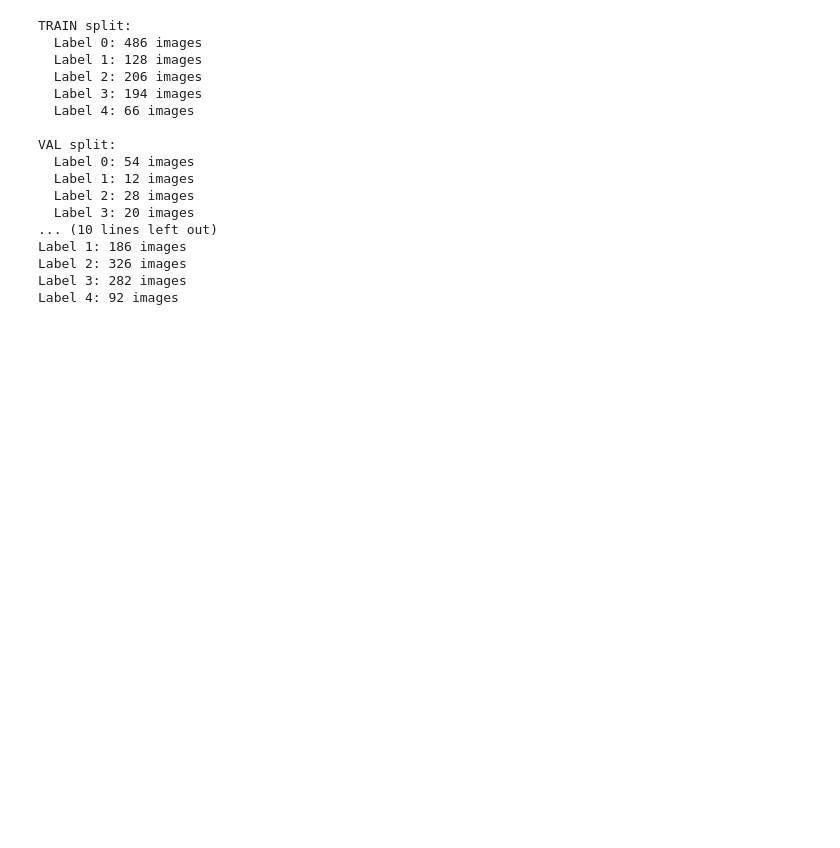
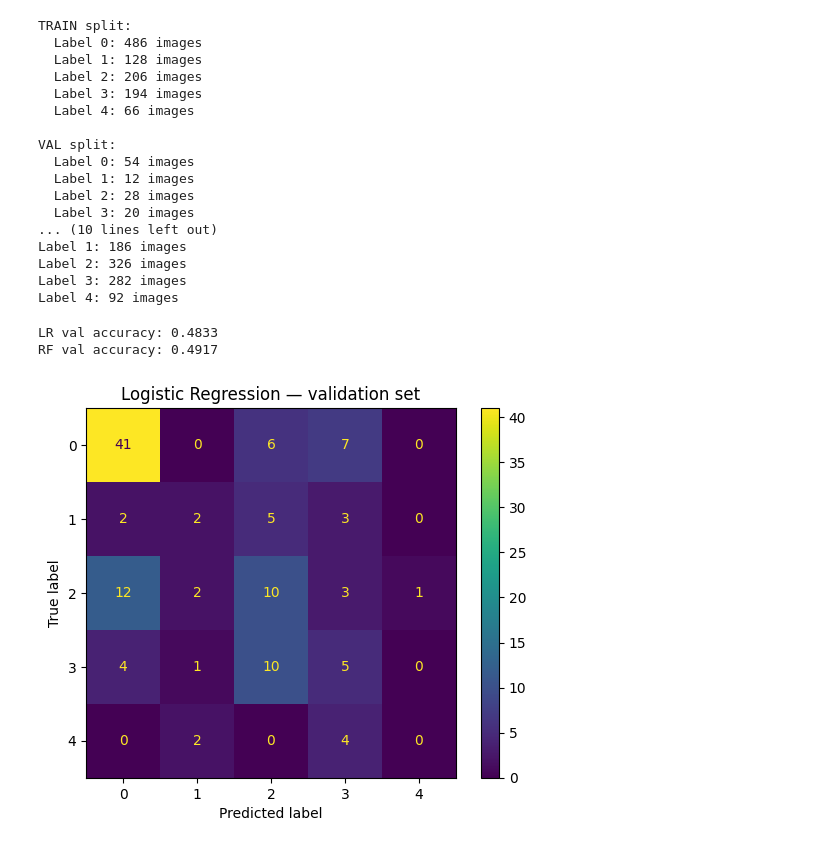
Before and after one commit to Tyenca/9A2-AI-Programming-Brush-up, a Jupyter notebook: main.ipynb, the cells around one changed output. Saved outputs shown, nothing was run; the diff lists cells and outputs as text; code cells hidden in the pictures; blank space fills up the shorter version.

Commit message:
Update main.ipynb
baseline model build

```diff
--- a/main.ipynb
+++ b/main.ipynb
@@ -18,6 +24,10 @@ from collections import Counter
 train_data = RetinaMNIST(split="train", download=True)
 val_data = RetinaMNIST(split="val", download=True)
 test_data = RetinaMNIST(split="test", download=True)
+
+train_data_raw = RetinaMNIST(split="train", download=True)
+val_data_raw = RetinaMNIST(split="val", download=True)
+test_data_raw = RetinaMNIST(split="test", download=True)
 
 print(train_data) #There are 5 labels that classify increasing severity of diabetic retinopathy
 
@@ -104,0 +115,46 @@ val_data  = RetinaMNIST(split='test',  download=True, transform=transform)
+# %%
+# Baseline model training
+
+# Flatten the images, because sklearn models expects 1D feature vectors, not 2D images
+def prepare_sklearn_data(dataset) :
+    images = np.stack([np.array(dataset[i][0]) for i in range(len(dataset))])
+    labels = np.array([dataset[i][1].item() for i in range(len(dataset))])
+    # flatten each image from (28, 28, 3) to (2352)
+    images = images.reshape(len(dataset), -1)
+    # normalize to [0, 1]
+    images = images / 255.0
+    return images, labels
+
+# Create new flat datasets with normalized pixel values
+X_train, y_train = prepare_sklearn_data(train_data_raw)
+X_val,   y_val   = prepare_sklearn_data(val_data_raw)
+X_test,  y_test  = prepare_sklearn_data(test_data_raw)
+
+# Train a logistic regression model - LR val accuracy: 0.4833
+
+model = LogisticRegression(max_iter=1000, random_state=42)
+model.fit(X_train, y_train)
+
+val_preds = model.predict(X_val)
+val_acc = accuracy_score(y_val, val_preds)
+print(f"LR val accuracy: {val_acc:.4f}")
+
+# Train a random forest model - RF val accuracy: 0.4917
+rf_model = RandomForestClassifier(n_estimators=100, random_state=42)
+rf_model.fit(X_train, y_train)
+
+rf_val_preds = rf_model.predict(X_val)
+rf_val_acc = accuracy_score(y_val, rf_val_preds)
+print(f"RF val accuracy: {rf_val_acc:.4f}")
+
+
+# Plot confusion matrix that displays the correct classification of samples predicted for each class (X) vs the true class labels (y)
+cm = confusion_matrix(y_val, val_preds)
+disp = ConfusionMatrixDisplay(confusion_matrix=cm, display_labels=[0,1,2,3,4])
+disp.plot()
+plt.title("Logistic Regression — validation set")
+plt.show()
+# %% [output]
+LR val accuracy: 0.4833
+RF val accuracy: 0.4917
+[figure, added]
```
Also changed, not shown: parts of 2 cells of this notebook.
